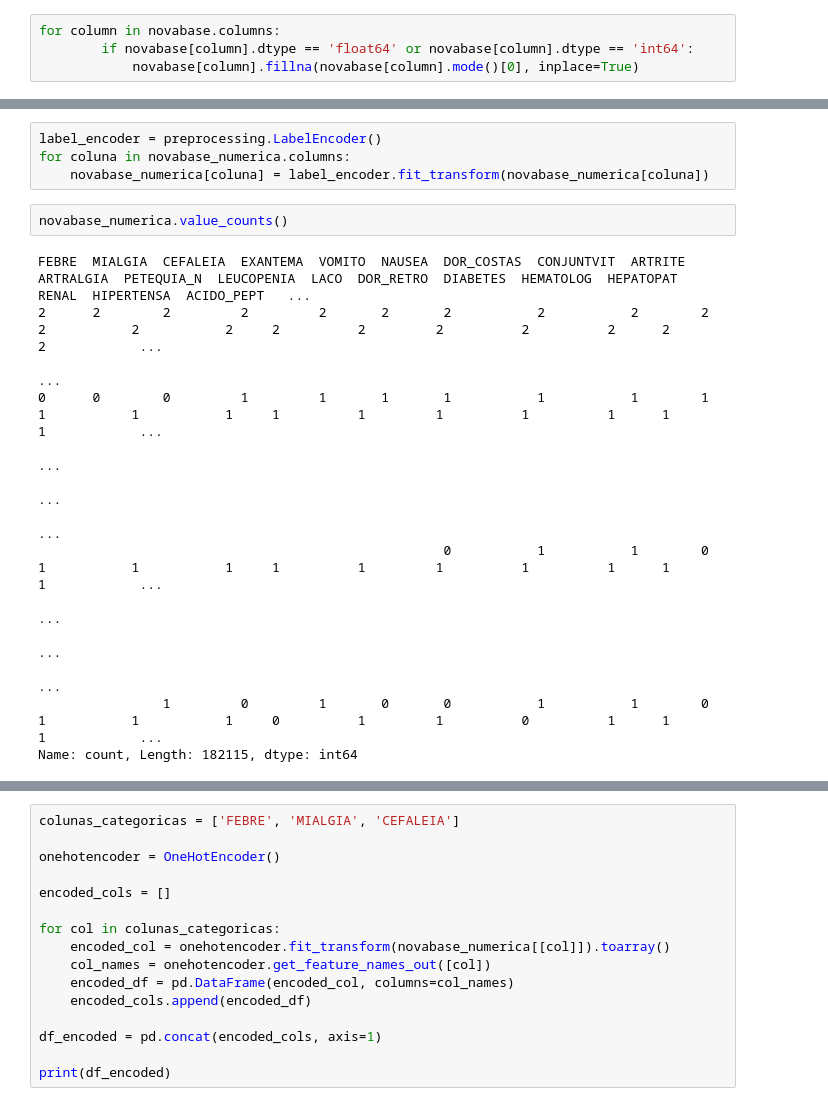
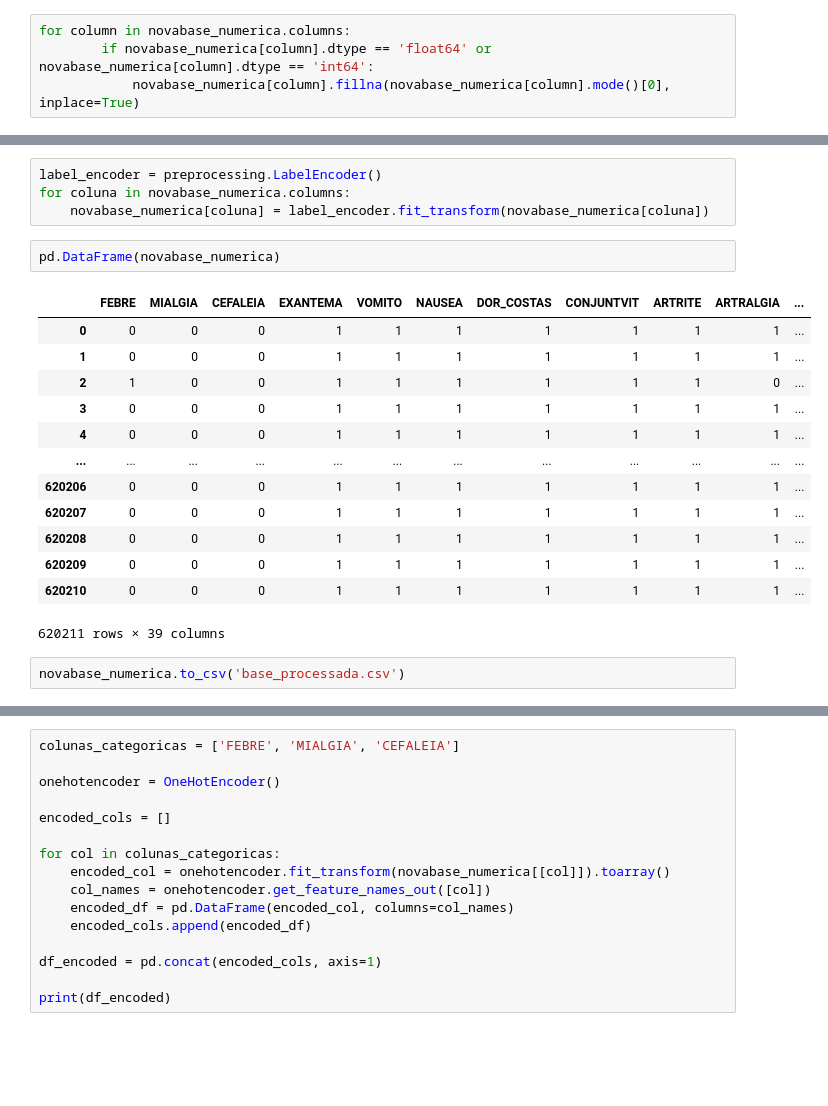
Before and after one commit to joj08066/PreprocessingACCSADML, a Jupyter notebook: preprocessamentonovo.ipynb, the cells around one changed output, grey strips where cells are left out. Saved outputs shown, nothing was run; the diff lists cells and outputs as text; blank space fills up the shorter version.

```diff
--- a/preprocessamentonovo.ipynb
+++ b/preprocessamentonovo.ipynb
@@ -242,9 +242,9 @@ FEBRE  MIALGIA  CEFALEIA  EXANTEMA  VOMITO  NAUSEA  DOR_COSTAS  CONJUNTVIT  ARTR
                                     2.0     2.0     2.0         1.0         1.0      2.0        2.0         2.0         2.0   2.0        2.0       2.0        2.0        2.0    2.0         1.0          ...
 Name: count, Length: 16975, dtype: int64
 # %%
-for column in novabase.columns:
-        if novabase[column].dtype == 'float64' or novabase[column].dtype == 'int64':
-            novabase[column].fillna(novabase[column].mode()[0], inplace=True)
+for column in novabase_numerica.columns:
+        if novabase_numerica[column].dtype == 'float64' or novabase_numerica[column].dtype == 'int64':
+            novabase_numerica[column].fillna(novabase_numerica[column].mode()[0], inplace=True)
 # %%
 novabase['ACIDO_PEPT'].value_counts()
 # %% [output]
@@ -359,19 +359,21 @@ from sklearn.preprocessing import OneHotEncoder
 label_encoder = preprocessing.LabelEncoder()
 for coluna in novabase_numerica.columns:
     novabase_numerica[coluna] = label_encoder.fit_transform(novabase_numerica[coluna])
-# %%
-novabase_numerica.value_counts()
-# %% [output]
-FEBRE  MIALGIA  CEFALEIA  EXANTEMA  VOMITO  NAUSEA  DOR_COSTAS  CONJUNTVIT  ARTRITE  ARTRALGIA  PETEQUIA_N  LEUCOPENIA  LACO  DOR_RETRO  DIABETES  HEMATOLOG  HEPATOPAT  RENAL  HIPERTENSA  ACIDO_PEPT   ...
-2      2        2         2         2       2       2           2           2        2          2           2           2     2          2         2          2          2      2           2            ...
-                                                                                                                                                                                                         ...
-0      0        0         1         1       1       1           1           1        1          1           1           1     1          1         1          1          1      1           1            ...
-                                                                                                                                                                                                         ...
-                                                                                                                                                                                                         ...
-                                                                                                                                                                                                         ...
-                                                    0           1           1        0          1           1           1     1          1         1          1          1      1           1            ...
-                                                                                                                                                                                                         ...
-                                                                                                                                                                                                         ...
-                                                                                                                                                                                                         ...
-                1         0         1       0       0           1           1        0          1           1           1     0          1         1          0          1      1           1            ...
-Name: count, Length: 182115, dtype: int64
+# %%
+pd.DataFrame(novabase_numerica)
+# %% [output]
+|  | FEBRE | MIALGIA | CEFALEIA | EXANTEMA | VOMITO | NAUSEA | DOR_COSTAS | CONJUNTVIT | ARTRITE | ARTRALGIA | ... |
+| 0 | 0 | 0 | 0 | 1 | 1 | 1 | 1 | 1 | 1 | 1 | ... |
+| 1 | 0 | 0 | 0 | 1 | 1 | 1 | 1 | 1 | 1 | 1 | ... |
+| 2 | 1 | 0 | 0 | 1 | 1 | 1 | 1 | 1 | 1 | 0 | ... |
+| 3 | 0 | 0 | 0 | 1 | 1 | 1 | 1 | 1 | 1 | 1 | ... |
+| 4 | 0 | 0 | 0 | 1 | 1 | 1 | 1 | 1 | 1 | 1 | ... |
+| ... | ... | ... | ... | ... | ... | ... | ... | ... | ... | ... | ... |
+| 620206 | 0 | 0 | 0 | 1 | 1 | 1 | 1 | 1 | 1 | 1 | ... |
+| 620207 | 0 | 0 | 0 | 1 | 1 | 1 | 1 | 1 | 1 | 1 | ... |
+| 620208 | 0 | 0 | 0 | 1 | 1 | 1 | 1 | 1 | 1 | 1 | ... |
+| 620209 | 0 | 0 | 0 | 1 | 1 | 1 | 1 | 1 | 1 | 1 | ... |
+| 620210 | 0 | 0 | 0 | 1 | 1 | 1 | 1 | 1 | 1 | 1 | ... |
+620211 rows × 39 columns
+# %%
+novabase_numerica.to_csv('base_processada.csv')
```
Also changed, not shown: parts of 7 cells of this notebook, 9 other files.
